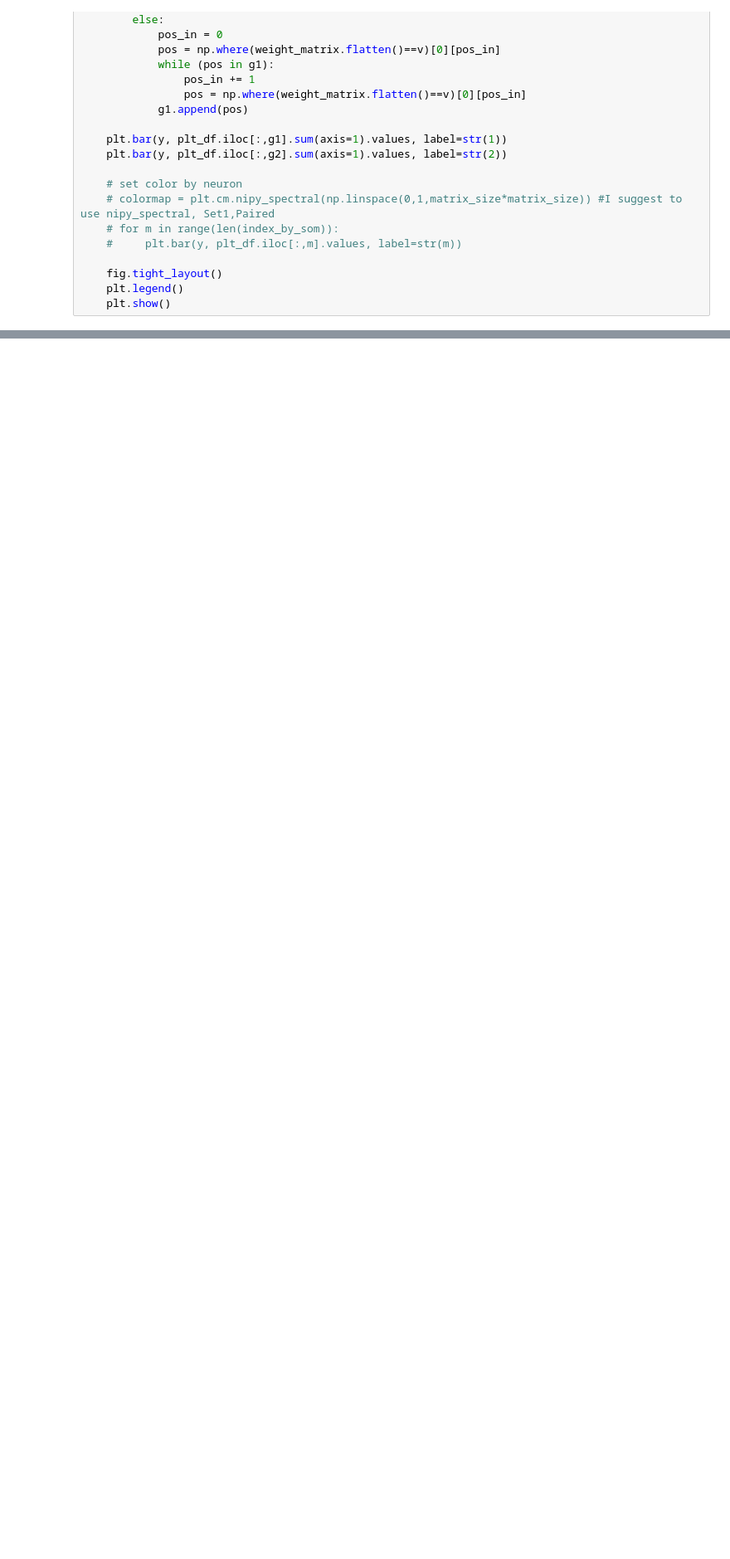
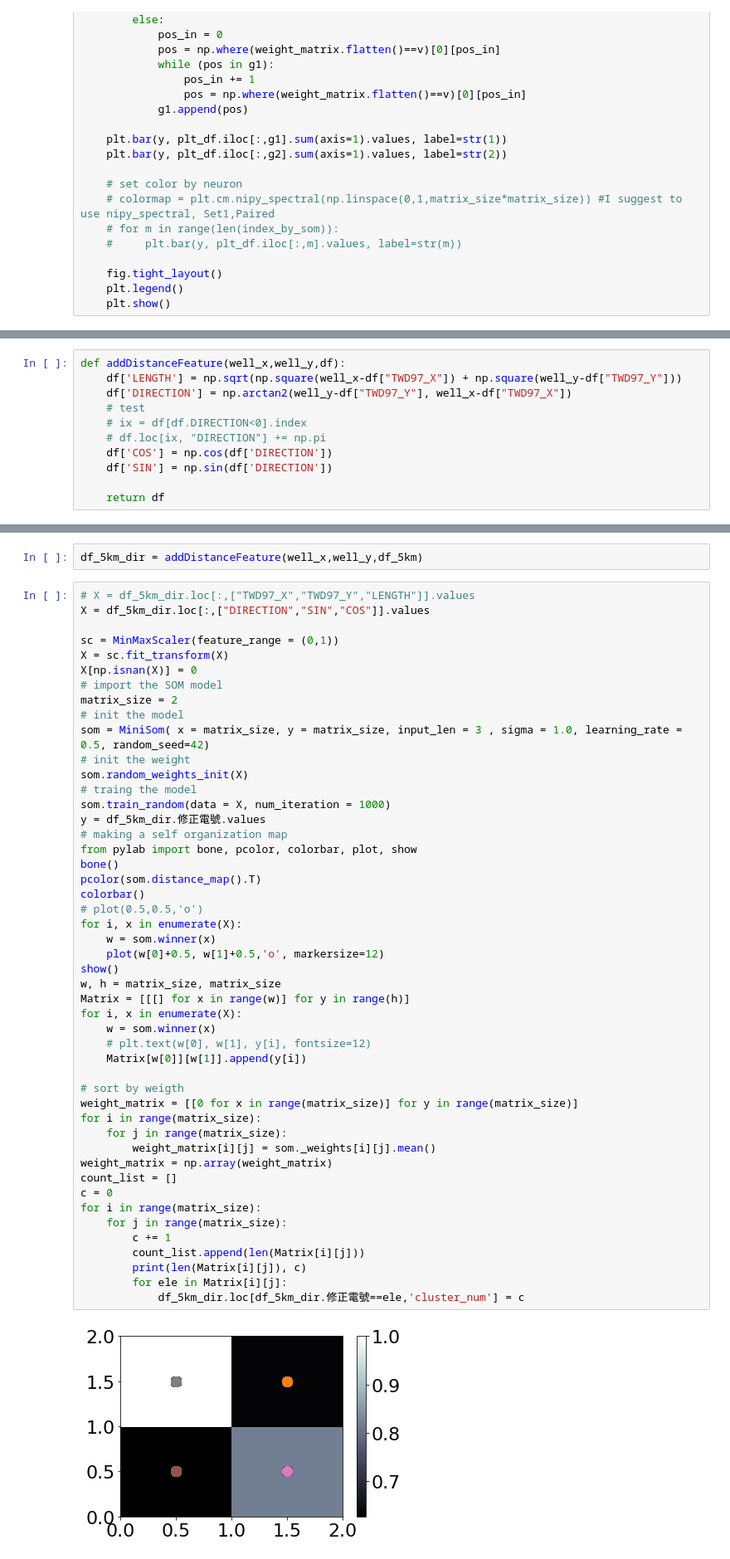
Before and after one commit to JunShen19/Self-Organizing-Maps, a Jupyter notebook: som.ipynb, the cells around one changed output, grey strips where cells are left out. Shown at 83% size. Drawn from its saved outputs; the diff is of its cells as text; blank space fills up the shorter version.

```diff
--- a/som.ipynb
+++ b/som.ipynb
@@ -198,0 +361,11 @@ showEleUsage(Matrix)
+# %%
+def addDistanceFeature(well_x,well_y,df):
+    df['LENGTH'] = np.sqrt(np.square(well_x-df["TWD97_X"]) + np.square(well_y-df["TWD97_Y"]))
+    df['DIRECTION'] = np.arctan2(well_y-df["TWD97_Y"], well_x-df["TWD97_X"])
+    # test
+    # ix = df[df.DIRECTION<0].index
+    # df.loc[ix, "DIRECTION"] += np.pi
+    df['COS'] = np.cos(df['DIRECTION'])
+    df['SIN'] = np.sin(df['DIRECTION'])
+
+    return df
@@ -198,0 +374,52 @@ showEleUsage(Matrix)
+# %%
+df_5km_dir = addDistanceFeature(well_x,well_y,df_5km)
+# %%
+# X = df_5km_dir.loc[:,["TWD97_X","TWD97_Y","LENGTH"]].values
+X = df_5km_dir.loc[:,["DIRECTION","SIN","COS"]].values
+
+sc = MinMaxScaler(feature_range = (0,1))
+X = sc.fit_transform(X)
+X[np.isnan(X)] = 0
+# import the SOM model
+matrix_size = 2
+# init the model
+som = MiniSom( x = matrix_size, y = matrix_size, input_len = 3 , sigma = 1.0, learning_rate = 0.5, random_seed=42)
+# init the weight
+som.random_weights_init(X)
+# traing the model
+som.train_random(data = X, num_iteration = 1000)
+y = df_5km_dir.修正電號.values
+# making a self organization map
+from pylab import bone, pcolor, colorbar, plot, show
+bone()
+pcolor(som.distance_map().T)
+colorbar()
+# plot(0.5,0.5,'o')
+for i, x in enumerate(X):
+    w = som.winner(x)
+    plot(w[0]+0.5, w[1]+0.5,'o', markersize=12)
+show()
+w, h = matrix_size, matrix_size
+Matrix = [[[] for x in range(w)] for y in range(h)]
+for i, x in enumerate(X):
+    w = som.winner(x)
+    # plt.text(w[0], w[1], y[i], fontsize=12)
+    Matrix[w[0]][w[1]].append(y[i])
+
+# sort by weigth
+weight_matrix = [[0 for x in range(matrix_size)] for y in range(matrix_size)]
+for i in range(matrix_size):
+    for j in range(matrix_size):
+        weight_matrix[i][j] = som._weights[i][j].mean()
+weight_matrix = np.array(weight_matrix)
+count_list = []
+c = 0
+for i in range(matrix_size):
+    for j in range(matrix_size):
+        c += 1
+        count_list.append(len(Matrix[i][j]))
+        print(len(Matrix[i][j]), c)
+        for ele in Matrix[i][j]:
+            df_5km_dir.loc[df_5km_dir.修正電號==ele,'cluster_num'] = c
+# %% [output]
+[figure, added]
```
Also changed, not shown: parts of 50 cells of this notebook, 1 other file.
